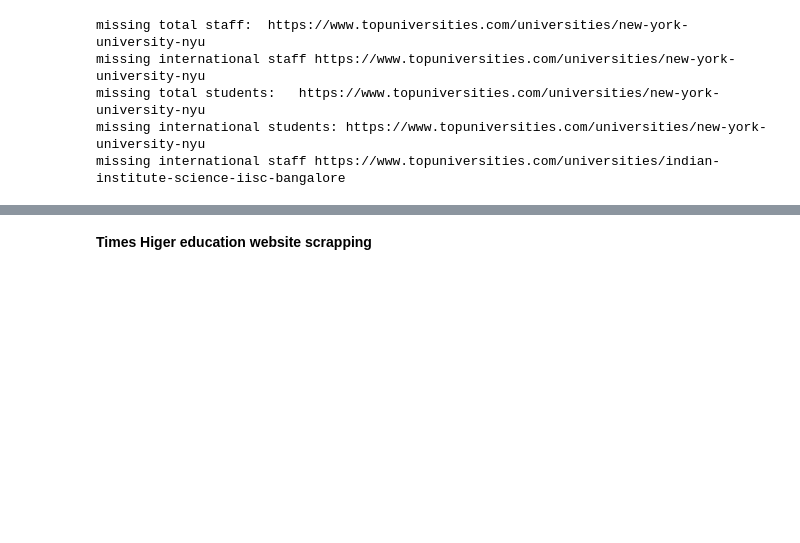
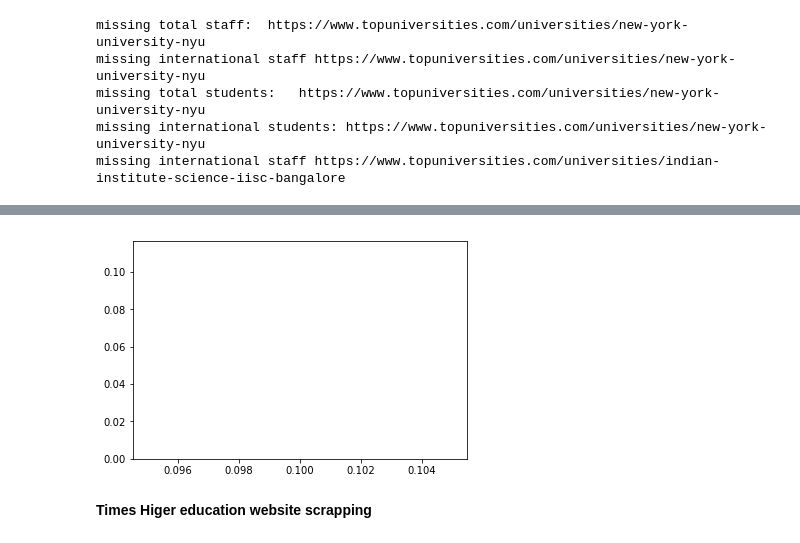
Before and after one commit to a3VonG/testrepoada, a Jupyter notebook: ADA-2.ipynb, the cells around one changed output, grey strips where cells are left out. Cells and saved outputs as stored; diff of their text form; code cells hidden in the pictures; blank space fills up the shorter version.

```diff
--- a/ADA-2.ipynb
+++ b/ADA-2.ipynb
@@ -101,0 +217,54 @@ missing international staff https://www.topuniversities.com/universities/indian-
+# %%
+#Within country best university for faculty members and international students
+countryUniversityDict={}
+for country,groupDf in df.groupby('country'):
+    countryDf=groupDf.copy()
+    countryDf['ratioFacultyMembers']=np.array(countryDf['totalStaff'])/np.array(countryDf['totalStudents'])
+    countryDf['ratioInternationalStudents']=np.array(countryDf['internationalStudents'])/np.array(countryDf['totalStudents'])
+    countryUniversityDict[country]=countryDf
+
+pos = list(range(len(countryDf)))
+plt.close()
+plt.figure()
+for country,countryDf in countryUniversityDict.items():
+    pos = list(range(len(countryDf)))
+    N = len(countryDf)
+    HSV_tuples = [(x*1.0/N, 0.5, 0.5) for x in range(N)]
+    RGB_tuples = map(lambda x: colorsys.hsv_to_rgb(*x), HSV_tuples)
+    i=0
+    """
+    for index, uniRow in countryDf.iterrows():
+
+        plt.bar(pos,
+            uniRow['ratioFacultyMembers'],
+            # of width
+            width=0.25,
+            # with alpha 0.5
+            alpha=0.5,
+            # with color
+            color='red', label=uniRow['title'])
+        a=np.array(pos).astype(float)+0.25
+        #pos=np.array(pos).astype(float)+0.25
+        i+=1
+
+    """
+    colors=['red','blue','yellow','green','orange','purple','black']
+    maxnb=10
+    pltRange=[0.1,0.2 ,.3 ,0.4 ,0.5, 0.6, 0.7, 0.8, 0.9]
+    i=0
+    for index,unirow in countryDf.iterrows():
+        plt.bar(pltRange[i],
+            uniRow['ratioFacultyMembers'],
+            # of width
+            width=0,
+            # with alpha 0.5
+            alpha=0.5,
+            # with color
+            color=colors[i], label=uniRow['title'])
+        #pos=np.array(pos).astype(float)+0.2
+    i+=1
+    break
+
+plt.show()
+# %% [output]
+[figure, added]
```
Also changed, not shown: parts of 11 cells of this notebook.
